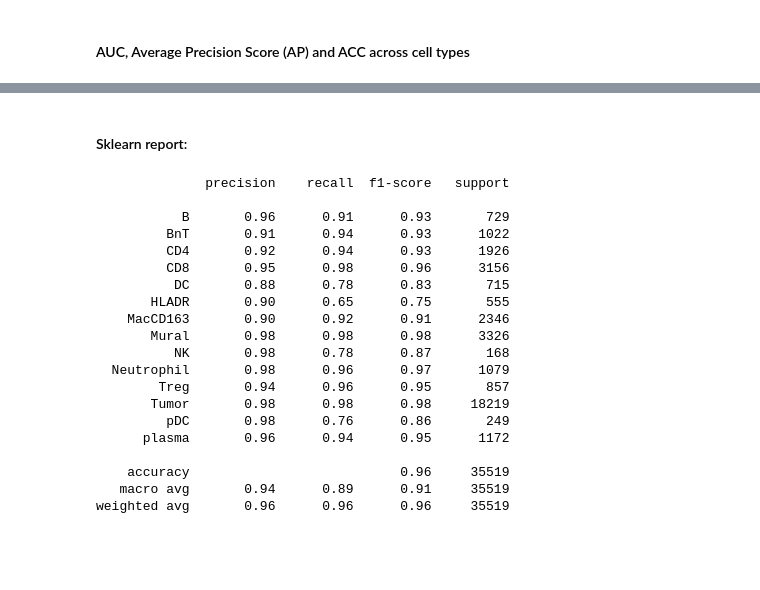
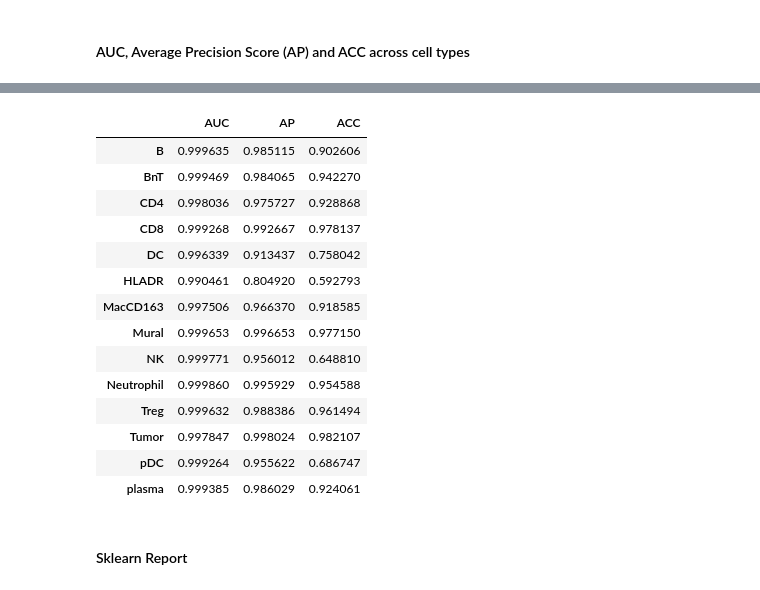
Before and after one commit to Bruno-PSZ/DLLS_Project, a Jupyter notebook: Baselines.ipynb, the cells around one changed output, grey strips where cells are left out. Cells and saved outputs as stored; diff of their text form; code cells hidden in the pictures; blank space fills up the shorter version.

```diff
--- a/Baselines.ipynb
+++ b/Baselines.ipynb
@@ -186,27 +484,20 @@ res_df
-# %% [markdown]
-#### Sklearn report:
-# %%
-from sklearn.metrics import classification_report
-
-print(classification_report(y_test, y_pred, target_names=cell_types))
-# %% [output]
-              precision    recall  f1-score   support
-
-           B       0.96      0.91      0.93       729
-         BnT       0.91      0.94      0.93      1022
-         CD4       0.92      0.94      0.93      1926
-         CD8       0.95      0.98      0.96      3156
-          DC       0.88      0.78      0.83       715
-       HLADR       0.90      0.65      0.75       555
-    MacCD163       0.90      0.92      0.91      2346
-       Mural       0.98      0.98      0.98      3326
-          NK       0.98      0.78      0.87       168
-  Neutrophil       0.98      0.96      0.97      1079
-        Treg       0.94      0.96      0.95       857
-       Tumor       0.98      0.98      0.98     18219
-         pDC       0.98      0.76      0.86       249
-      plasma       0.96      0.94      0.95      1172
-
-    accuracy                           0.96     35519
-   macro avg       0.94      0.89      0.91     35519
-weighted avg       0.96      0.96      0.96     35519
+# %%
+evaluation["results_per_celltypes"]
+# %% [output]
+|  | AUC | AP | ACC |
+| B | 0.999635 | 0.985115 | 0.902606 |
+| BnT | 0.999469 | 0.984065 | 0.942270 |
+| CD4 | 0.998036 | 0.975727 | 0.928868 |
+| CD8 | 0.999268 | 0.992667 | 0.978137 |
+| DC | 0.996339 | 0.913437 | 0.758042 |
+| HLADR | 0.990461 | 0.804920 | 0.592793 |
+| MacCD163 | 0.997506 | 0.966370 | 0.918585 |
+| Mural | 0.999653 | 0.996653 | 0.977150 |
+| NK | 0.999771 | 0.956012 | 0.648810 |
+| Neutrophil | 0.999860 | 0.995929 | 0.954588 |
+| Treg | 0.999632 | 0.988386 | 0.961494 |
+| Tumor | 0.997847 | 0.998024 | 0.982107 |
+| pDC | 0.999264 | 0.955622 | 0.686747 |
+| plasma | 0.999385 | 0.986029 | 0.924061 |
+# %% [markdown]
+#### Sklearn Report
```
Also changed, not shown: parts of 82 cells of this notebook, 1 other file.
